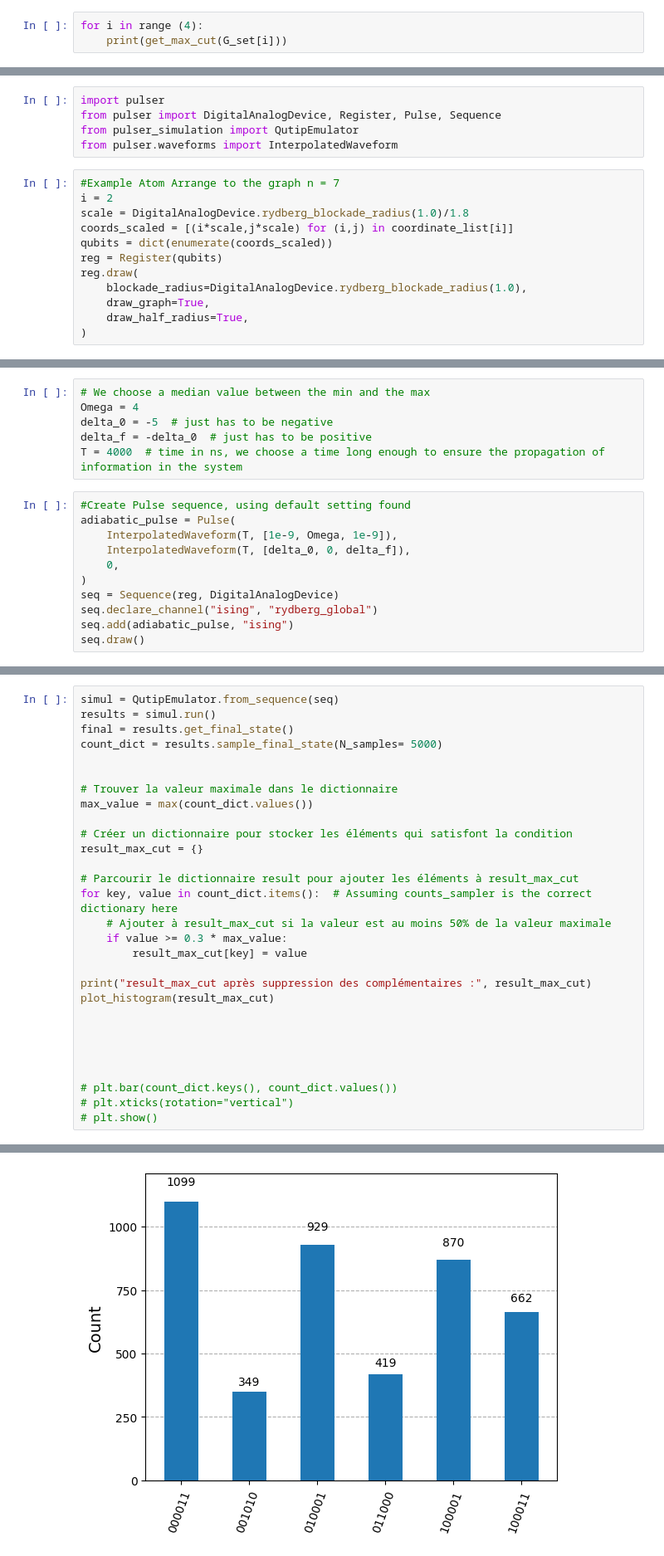
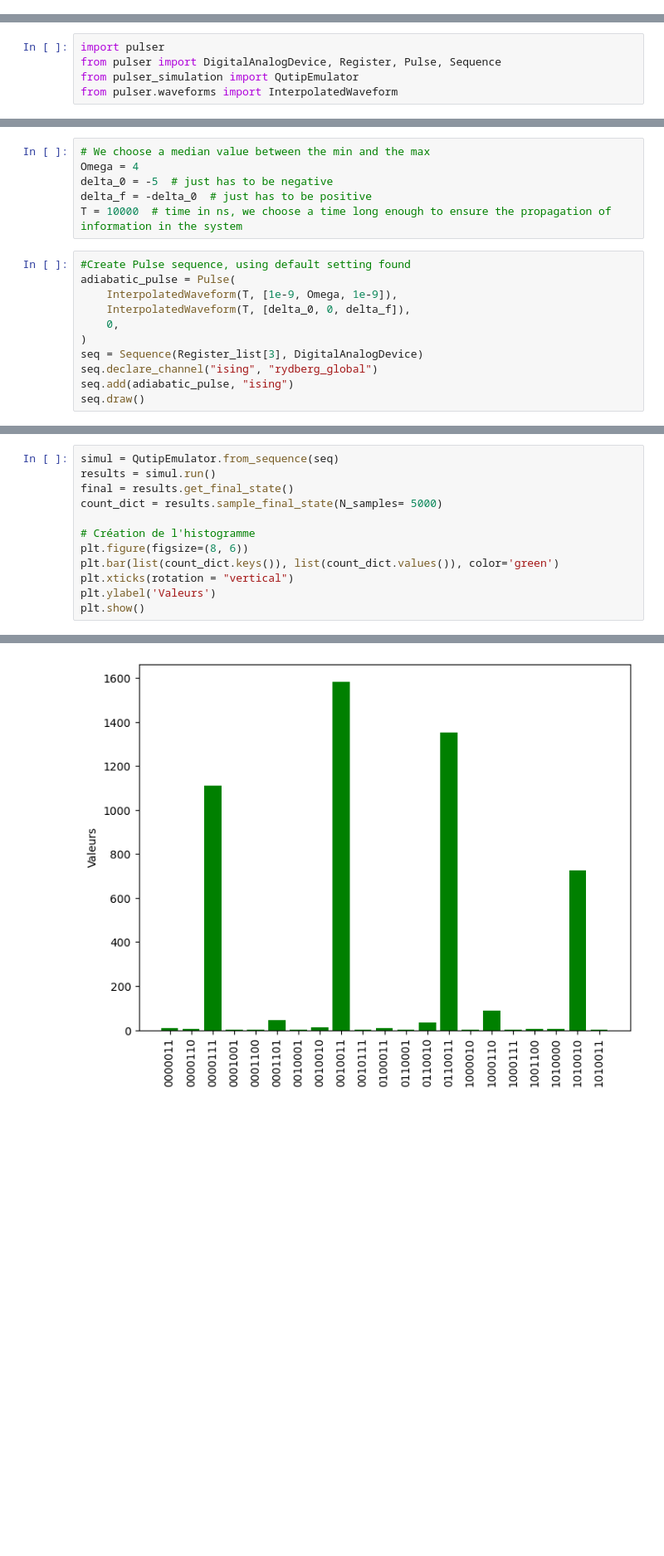
Before and after one commit to darkmatter2000/Maxcut_qaoa_and_annealing, a Jupyter notebook: quantum_maxcut.ipynb, the cells around one changed output, grey strips where cells are left out. Shown at 83% size. Saved outputs shown, nothing was run; the diff lists cells and outputs as text; blank space fills up the shorter version.

```diff
--- a/quantum_maxcut.ipynb
+++ b/quantum_maxcut.ipynb
@@ -67,3 +195,0 @@ def get_max_cut(G):
-# %%
-for i in range (4):
-    print(get_max_cut(G_set[i]))
@@ -512,15 +636,3 @@ import pulser
 from pulser import DigitalAnalogDevice, Register, Pulse, Sequence
 from pulser_simulation import QutipEmulator
 from pulser.waveforms import InterpolatedWaveform
-# %%
-#Example Atom Arrange to the graph n = 7
-i = 2
-scale = DigitalAnalogDevice.rydberg_blockade_radius(1.0)/1.8
-coords_scaled = [(i*scale,j*scale) for (i,j) in coordinate_list[i]]
-qubits = dict(enumerate(coords_scaled))
-reg = Register(qubits)
-reg.draw(
-    blockade_radius=DigitalAnalogDevice.rydberg_blockade_radius(1.0),
-    draw_graph=True,
-    draw_half_radius=True,
-)
@@ -531,7 +669,7 @@ reg.draw(
 Omega = 4
 delta_0 = -5  # just has to be negative
 delta_f = -delta_0  # just has to be positive
-T = 4000  # time in ns, we choose a time long enough to ensure the propagation of information in the system
+T = 10000  # time in ns, we choose a time long enough to ensure the propagation of information in the system
 # %%
 #Create Pulse sequence, using default setting found
 adiabatic_pulse = Pulse(
@@ -539,7 +677,7 @@ adiabatic_pulse = Pulse(
     InterpolatedWaveform(T, [delta_0, 0, delta_f]),
     0,
 )
-seq = Sequence(reg, DigitalAnalogDevice)
+seq = Sequence(Register_list[3], DigitalAnalogDevice)
 seq.declare_channel("ising", "rydberg_global")
 seq.add(adiabatic_pulse, "ising")
 seq.draw()
@@ -551,27 +689,10 @@ results = simul.run()
 final = results.get_final_state()
 count_dict = results.sample_final_state(N_samples= 5000)
 
-
-# Trouver la valeur maximale dans le dictionnaire
-max_value = max(count_dict.values())
-
-# Créer un dictionnaire pour stocker les éléments qui satisfont la condition
-result_max_cut = {}
-
-# Parcourir le dictionnaire result pour ajouter les éléments à result_max_cut
-for key, value in count_dict.items():  # Assuming counts_sampler is the correct dictionary here
-    # Ajouter à result_max_cut si la valeur est au moins 50% de la valeur maximale
-    if value >= 0.3 * max_value:
-        result_max_cut[key] = value
-
-print("result_max_cut après suppression des complémentaires :", result_max_cut)
-plot_histogram(result_max_cut)
-
-
-
-
-
-# plt.bar(count_dict.keys(), count_dict.values())
-# plt.xticks(rotation="vertical")
-# plt.show()
+# Création de l'histogramme
+plt.figure(figsize=(8, 6))
+plt.bar(list(count_dict.keys()), list(count_dict.values()), color='green')
+plt.xticks(rotation = "vertical")
+plt.ylabel('Valeurs')
+plt.show()
 # %% [output]
@@ -579 +699 @@ result_max_cut après suppression des complémentaires : {'000011': 1099, '00101
-[figure, old version]
+[figure, new version]
```
Also changed, not shown: parts of 31 cells of this notebook.
